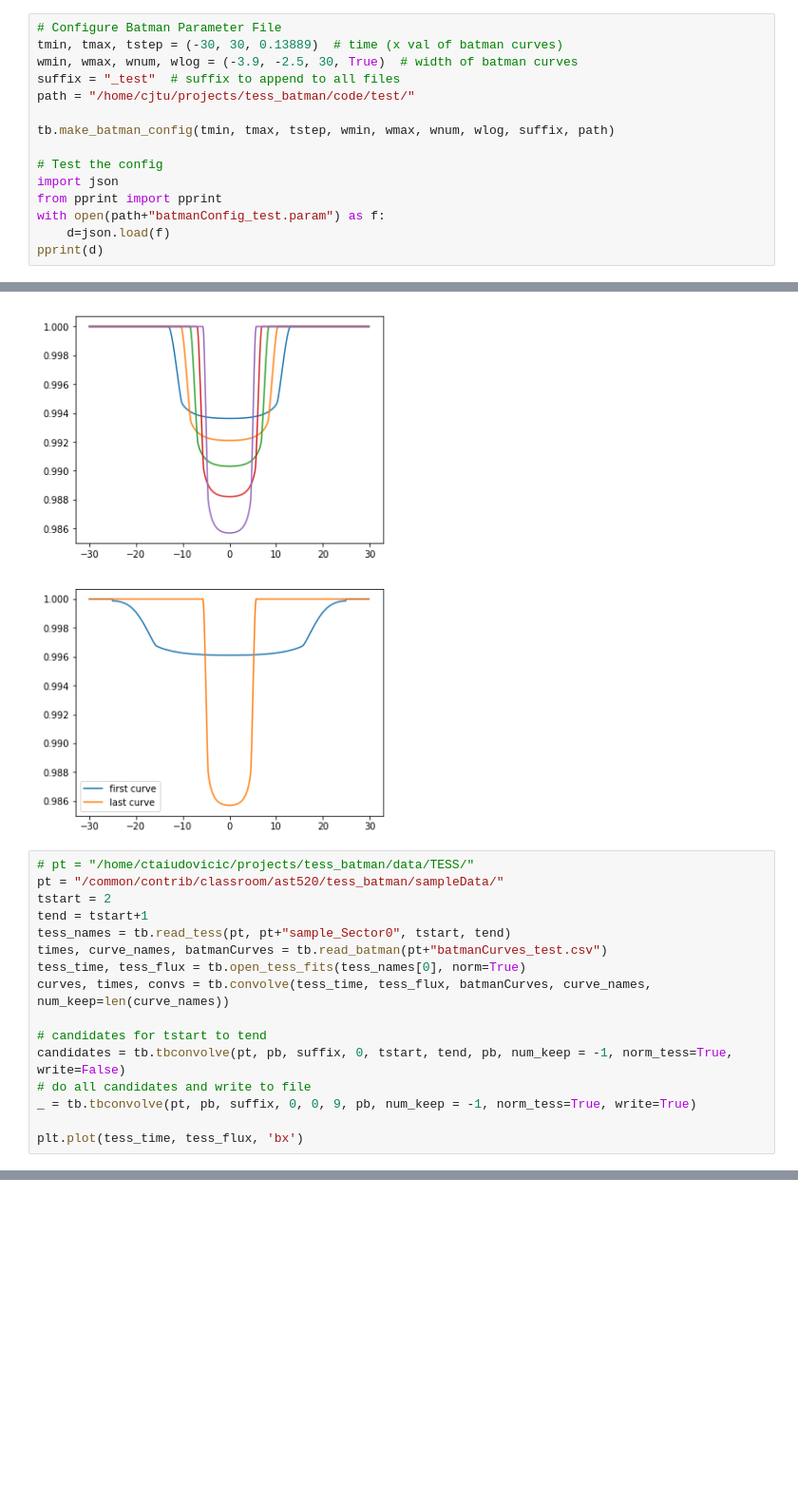
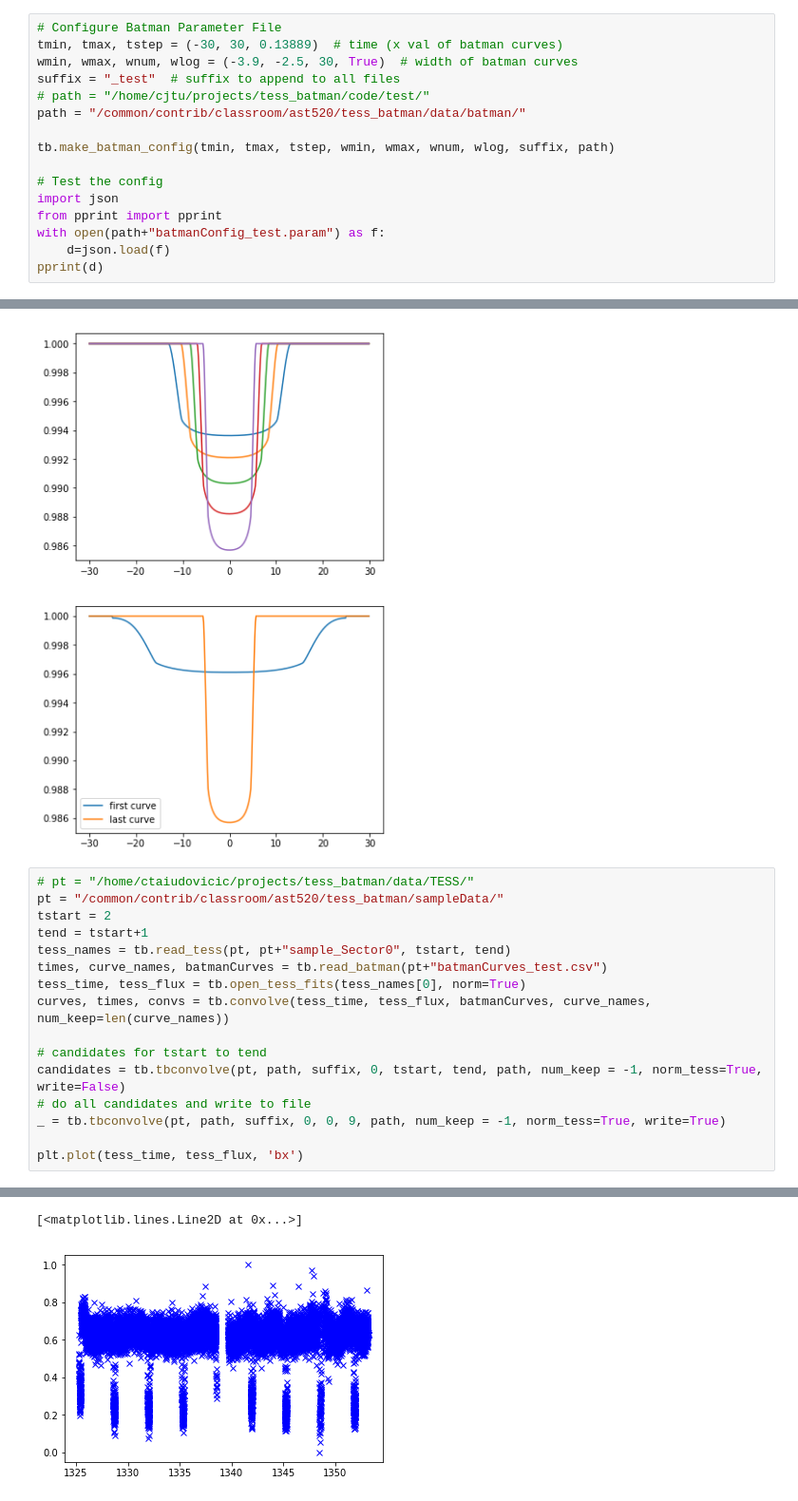
Before and after one commit to cjtu/tess_batman, a Jupyter notebook: code/master_notebook_new.ipynb, the cells around one changed output, grey strips where cells are left out. Shown at 95% size. Saved outputs shown, nothing was run; the diff lists cells and outputs as text; blank space fills up the shorter version.

```diff
--- a/code/master_notebook_new.ipynb
+++ b/code/master_notebook_new.ipynb
@@ -7,7 +7,8 @@ import matplotlib.pyplot as plt
 tmin, tmax, tstep = (-30, 30, 0.13889)  # time (x val of batman curves)
 wmin, wmax, wnum, wlog = (-3.9, -2.5, 30, True)  # width of batman curves
 suffix = "_test"  # suffix to append to all files
-path = "/home/cjtu/projects/tess_batman/code/test/"
+# path = "/home/cjtu/projects/tess_batman/code/test/"
+path = "/common/contrib/classroom/ast520/tess_batman/data/batman/"
 
 tb.make_batman_config(tmin, tmax, tstep, wmin, wmax, wnum, wlog, suffix, path)
 
@@ -68,9 +65,9 @@ tess_time, tess_flux = tb.open_tess_fits(tess_names[0], norm=True)
 curves, times, convs = tb.convolve(tess_time, tess_flux, batmanCurves, curve_names, num_keep=len(curve_names))
 
 # candidates for tstart to tend
-candidates = tb.tbconvolve(pt, pb, suffix, 0, tstart, tend, pb, num_keep = -1, norm_tess=True, write=False)
+candidates = tb.tbconvolve(pt, path, suffix, 0, tstart, tend, path, num_keep = -1, norm_tess=True, write=False)
 # do all candidates and write to file
-_ = tb.tbconvolve(pt, pb, suffix, 0, 0, 9, pb, num_keep = -1, norm_tess=True, write=True)
+_ = tb.tbconvolve(pt, path, suffix, 0, 0, 9, path, num_keep = -1, norm_tess=True, write=True)
 
 plt.plot(tess_time, tess_flux, 'bx')
 # %% [output]
@@ -80,3 +103,5 @@ FileNotFoundError: [Errno 2] No such file or directory: '/common/contrib/classro
+[<matplotlib.lines.Line2D at 0x...>]
+[figure, added]
 # %%
 import matplotlib.colors as c
 start = 10
```
Also changed, not shown: parts of 11 cells of this notebook, 6 other files.
